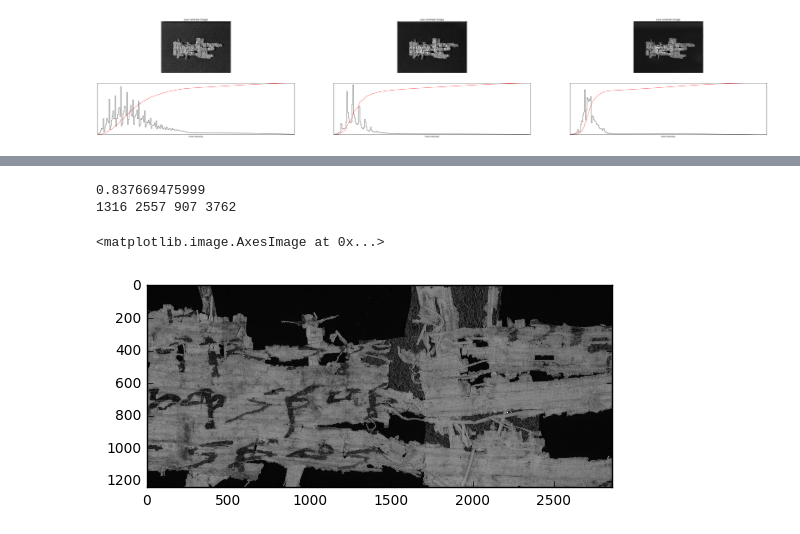
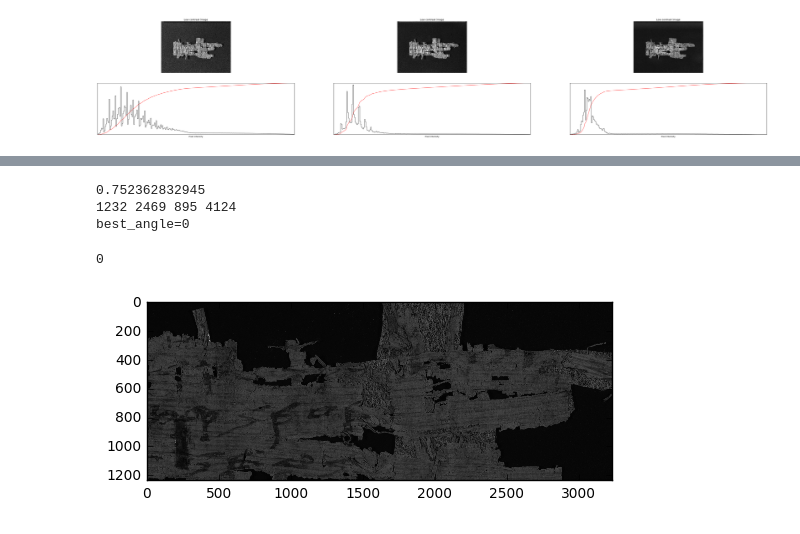
Before and after one commit to roy651/thesis, a Jupyter notebook: index.ipynb, the cells around one changed output, grey strips where cells are left out. Saved outputs shown, nothing was run; the diff lists cells and outputs as text; code cells hidden in the pictures.

Commit message:
multiple files with dynamic angle

```diff
--- a/index.ipynb
+++ b/index.ipynb
@@ -85,11 +85,11 @@ def calc_min_max_coordinates(image, crop_val=50):
     xmin,xmax = find_min_max_without_orphand_pixels(temp[1])
     return ymin, ymax, xmin, xmax
 
-def calc_min_max_coordinates_dynamic(image):
+def calc_min_max_coordinates_dynamic(image, cutoff=1):
     temp = exposure.equalize_adapthist(image, clip_limit=0.03)
     flat = np.sort(np.matrix.getA1(temp))
     sum_all = np.sum(flat)
-    index = np.argmin(flat.cumsum() < (sum_all * 0.92))
+    index = np.argmin(flat.cumsum() < (sum_all * cutoff))
 
     temp = thresholded(temp, flat[index])
     temp = temp * 1
@@ -100,13 +100,13 @@ def calc_min_max_coordinates_dynamic(image):
 
 def crop_full_scan(image):
     temp = crop(image, 600, 4300, 1000, 6000)
-    ymin, ymax, xmin, xmax = calc_min_max_coordinates_dynamic(temp)
+    ymin, ymax, xmin, xmax = calc_min_max_coordinates_dynamic(temp, cutoff=0.88)
     temp = crop(image, 600+ymin, 600+ymax, 1000+xmin, 1000+xmax)
     return temp
 
 def crop_thresholded(image):
     temp = crop(image, 0, image.shape[0]-1, 0, image.shape[1]-1)
-    ymin, ymax, xmin, xmax = calc_min_max_coordinates(temp)
+    ymin, ymax, xmin, xmax = calc_min_max_coordinates_dynamic(temp, cutoff=0.82)
     temp = crop(image, ymin, ymax, xmin, xmax)
     return temp
 
@@ -194,17 +194,18 @@ def get_signal_to_noise_ratio(input):
 
 
 
-def get_image_ridge_index(image_path):
-    print("Cropping: " + image_path)
-    left_edge = read_and_crop_full_path(image_path)
-    #     plt.imshow(left_edge, cmap='gray')
-    # TODO: pre-claulate the angle per image!!!!!!!!!!!!!!!!!!!!!!!
-    left_edge_rotated = slice_image_left_edge(left_edge, 280, 4)
+def get_image_ridge_index(image_path, rotate):
+    image = read_and_crop_full_path(image_path)
+    if (rotate == np.iinfo(np.int32).min):
+        best_rotation = get_best_angle_rotation(image, True, 280)
+    else:
+        best_rotation = rotate
+
+    left_edge_rotated = slice_image_left_edge(image, 280, best_rotation)
     left_ridge_filtered = do_ridge_filter(left_edge_rotated)
     left_sum_filtered = np.sum(left_ridge_filtered, axis=1)
     ridge_index = get_signal_to_noise_ratio(left_sum_filtered)
-    print("--------INDEX:"+str(ridge_index))
-    return ridge_index
+    return ridge_index, best_rotation, image
 # %%
 # Image utility functions (external source)
 def branchedPoints(skel):
@@ -404,31 +440,34 @@ ax_img.set_title('Low contrast image')
 # %%
+# DRAFT
 # image_path = "/Users/il239838/Downloads/private/Thesis/Papyrus/jm_4a36716c764b6d6b4c442f464b3342347436653838673d3d/P598-Fg009-R/P598-Fg009-R-C01-R01-D07012014-T124354-RLBLU__025.jpg"
 # image_path = "/Users/il239838/Downloads/private/Thesis/Papyrus/jm_4a36716c764b6d6b4c442f464b3342347436653838673d3d/P598-Fg009-R/P598-Fg009-R-C01-R01-D07012014-T124410-RLIR__026.jpg"
 # image_path = "/Users/il239838/Downloads/private/Thesis/Papyrus/jm_4a36716c764b6d6b4c442f464b3342347436653838673d3d/P598-Fg009-R/P598-Fg009-R-C01-R01-D07012014-T124432-RRIR__028.jpg"
 # image_path = "/Users/il239838/Downloads/private/Thesis/Papyrus/jm_4a36716c764b6d6b4c442f464b3342347436653838673d3d/P598-Fg009-R/P598-Fg009-R-C01-R01-D07012014-T124416-RRBLU__027.jpg"
-# image_path = "/Users/il239838/Downloads/private/Thesis/Papyrus/jm_4a36716c764b6d6b4c442f464b3342347436653838673d3d/P598-Fg009-R/P598-Fg009-R-C01-R01-D07012014-T124136-LR445__001.jpg"
+image_path = "/Users/il239838/Downloads/private/Thesis/Papyrus/jm_4a36716c764b6d6b4c442f464b3342347436653838673d3d/P598-Fg009-R/P598-Fg009-R-C01-R01-D07012014-T124136-LR445__001.jpg"
 # image_path = "/Users/il239838/Downloads/private/Thesis/Papyrus/jm_4a36716c764b6d6b4c442f464b3342347436653838673d3d/P598-Fg009-R/P598-Fg009-R-C01-R01-D07012014-T124244-LR924__012.jpg"
-image_path = "/Users/il239838/Downloads/private/Thesis/Papyrus/jm_4a36716c764b6d6b4c442f464b3342347436653838673d3d/P598-Fg009-R/P598-Fg009-R-C01-R01-D07012014-T124232-LR858__011.jpg"
+# image_path = "/Users/il239838/Downloads/private/Thesis/Papyrus/jm_4a36716c764b6d6b4c442f464b3342347436653838673d3d/P598-Fg009-R/P598-Fg009-R-C01-R01-D07012014-T124232-LR858__011.jpg"
 image = img.imread(image_path)
 temp = crop(image, 600, 4300, 1000, 6000)
 temp = exposure.equalize_adapthist(temp, clip_limit=0.03) #exposure.equalize_hist(image)
 # temp = exposure.adjust_sigmoid(temp, cutoff=0.5, gain=10)
 flat = np.sort(np.matrix.getA1(temp))
 flat
 sum_all = np.sum(flat)
 index = np.argmin(flat.cumsum() < (sum_all * 0.92))
 print (flat[index])
 
 temp = thresholded(temp, flat[index])
 temp = temp * 1
 temp = np.nonzero(temp)
 ymin, ymax = find_min_max_without_orphand_pixels(temp[0])
 xmin,xmax = find_min_max_without_orphand_pixels(temp[1])
 print (ymin, ymax, xmin,xmax)
 temp = crop(image, 600+ymin, 600+ymax, 1000+xmin, 1000+xmax)
 plt.imshow(temp, cmap='gray')
+get_best_angle_rotation(temp, True, 280)
 # %% [output]
-0.837669475999
-1316 2557 907 3762
+0.752362832945
+1232 2469 895 4124
+best_angle=0
-<matplotlib.image.AxesImage at 0x...>
+0
-[figure, old version]
+[figure, new version]
```
Also changed, not shown: parts of 9 cells of this notebook, 1 other file.
